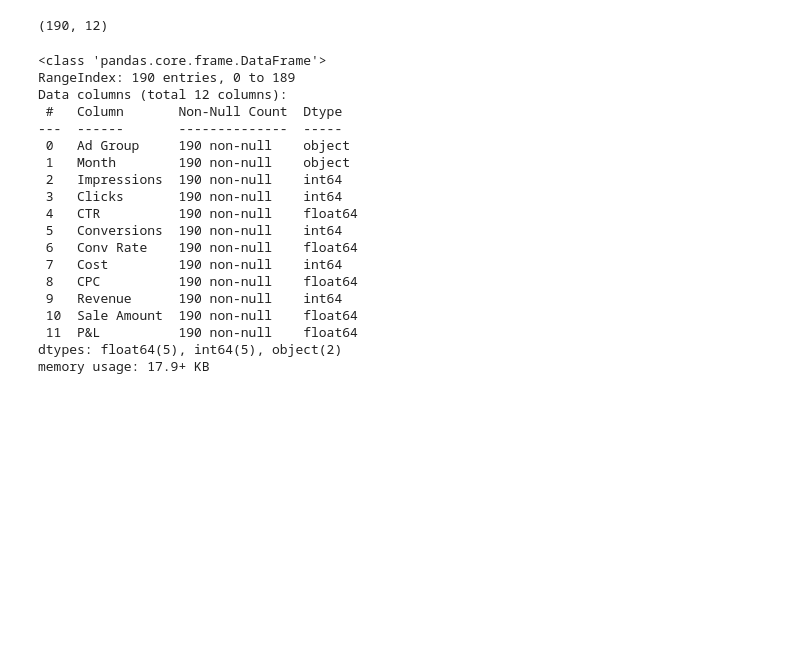
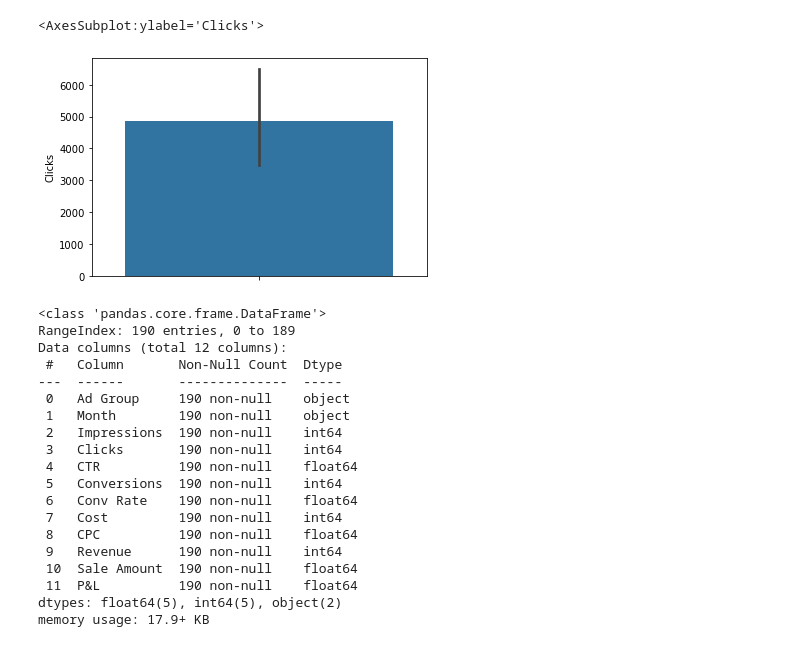
Before and after one commit to aifakhri/marketing-analytics-case, a Jupyter notebook: marketingAnalysis.ipynb, the cells around one changed output. Saved outputs shown, nothing was run; the diff lists cells and outputs as text; code cells hidden in the pictures; blank space fills up the shorter version.

Commit message:
Adding Impressions Analysis and Clicks

```diff
--- a/marketingAnalysis.ipynb
+++ b/marketingAnalysis.ipynb
@@ -12,7 +12,3 @@ market_df.head()
 | 2 | Shop - 1:1 - Desk - [shop discoun... | July | 3635 | 1458 | 0.40 | 248 | 0.09 | 1606 | 1.10 | 1723 | ... |
 | 3 | Shop - 1:1 - Desk - [shop promo c... | July | 26185 | 10418 | 0.40 | 2294 | 0.12 | 13278 | 1.27 | 13042 | ... |
 | 4 | Shop - 1:1 - Desk - [shop promo] | July | 808 | 282 | 0.35 | 61 | 0.15 | 391 | 1.39 | 337 | ... |
-# %%
-market_df.shape
-# %% [output]
-(190, 12)
@@ -19,3 +42,8 @@ market_df.shape
+# %%
+sns.barplot(data=market_df, y="Clicks", hue="")
+# %% [output]
+<AxesSubplot:ylabel='Clicks'>
+[figure, added]
 # %%
 market_df.info()
 # %% [output]
```
Also changed, not shown: parts of 20 cells of this notebook.
